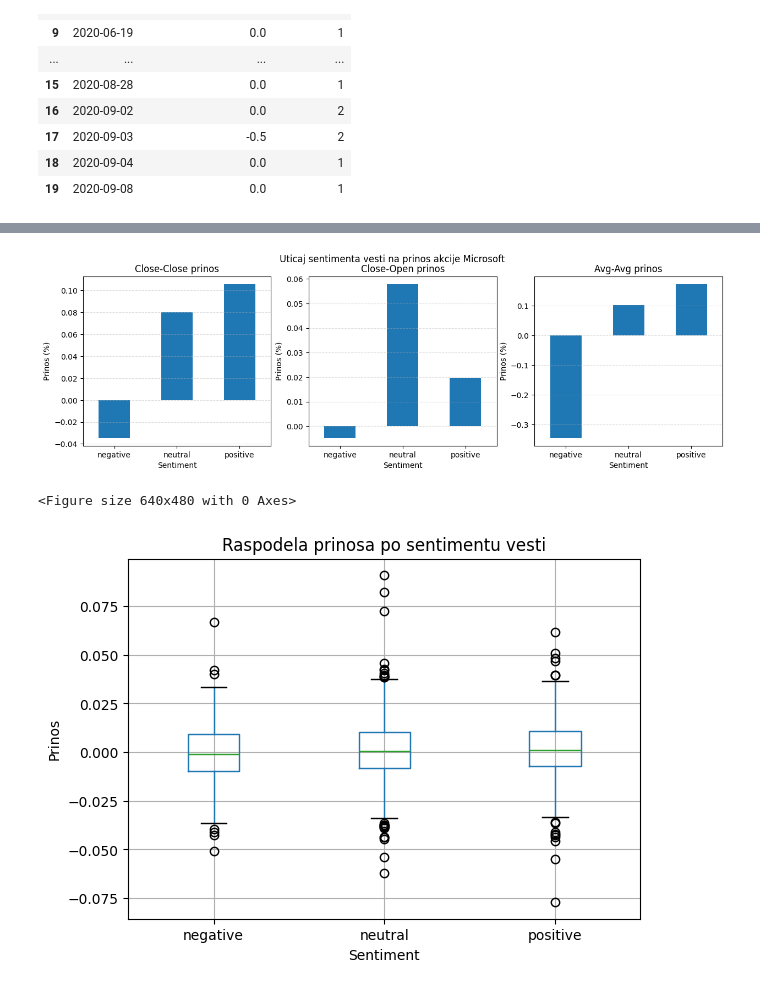
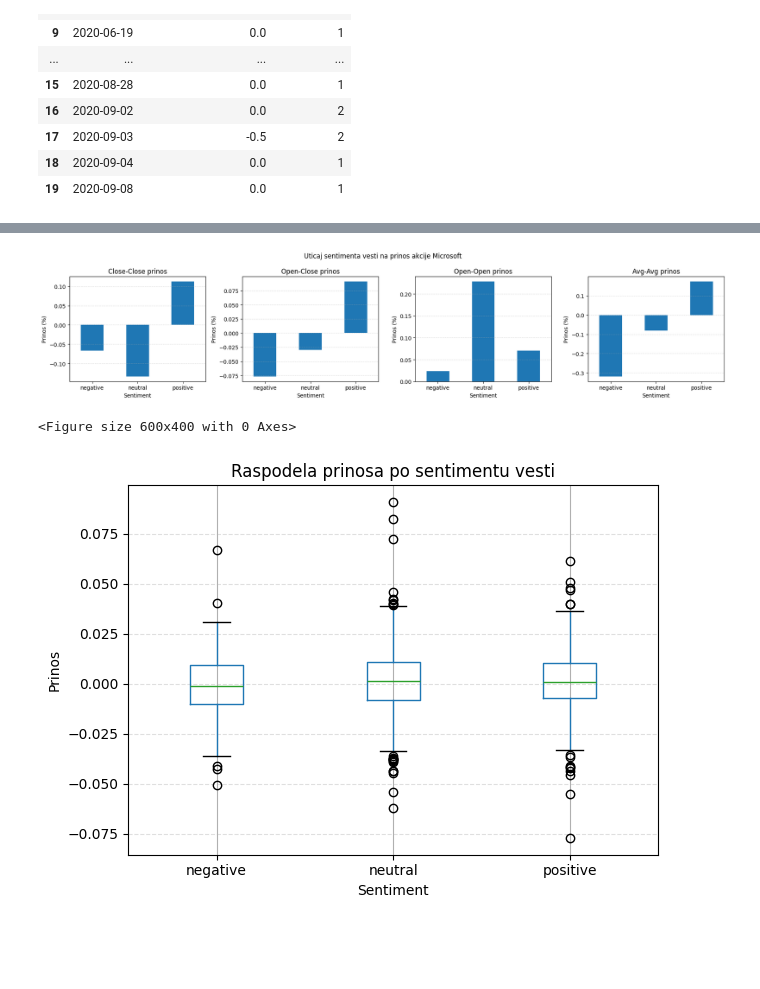
Before and after one commit to aleksandrabegovic/apple_sentiment_analiza, a Jupyter notebook: SentimentMicrosoft.ipynb, the cells around one changed output, grey strips where cells are left out. Saved outputs shown, nothing was run; the diff lists cells and outputs as text; code cells hidden in the pictures; blank space fills up the shorter version.

```diff
--- a/SentimentMicrosoft.ipynb
+++ b/SentimentMicrosoft.ipynb
@@ -531,3 +623,7 @@ msft_tagged["sentiment_score"] = msft_tagged["sentiment_score"].fillna(0)
+# %%
+import pandas as pd
+
+msft_tagged = pd.read_csv("/content/drive/MyDrive/microsoft_news_tagged_fixed.csv")
 # %%
 msft_tagged["sentiment_score"].describe()
 # %% [output]
@@ -627,7 +723,8 @@ daily_sentiment = msft_tagged.groupby("date_only").agg(
     daily_sentiment_score=("sentiment_score", "mean"),
     news_count=("title", "count"),
     return_close_close=("return_close_close", "first"),
-    return_close_open=("return_close_open", "first"),
+    return_open_close=("return_open_close", "first"),
+    return_open_open=("return_open_open", "first"),
     return_avg_avg=("return_avg_avg", "first")
 ).reset_index()
 # %%
@@ -666,13 +773,19 @@ import matplotlib.pyplot as plt
 
 returns_by_sentiment = daily_sentiment.groupby(pd.cut(
     daily_sentiment["daily_sentiment_score"],
-    bins=[-1,-0.1,0.1,1],
-    labels=["negative","neutral","positive"]
-))[["return_close_close","return_close_open","return_avg_avg"]].mean()
+    bins=[-1, -0.1, 0.1, 1],
+    labels=["negative", "neutral", "positive"]
+), observed=True)[[
+    "return_close_close",
+    "return_open_close",
+    "return_open_open",
+    "return_avg_avg"
+]].mean()
+
+# u procente
 returns_by_sentiment_percent = returns_by_sentiment * 100
 
-
-
+# plot
 returns_by_sentiment_percent.plot(
     kind="bar",
     figsize=(8,5)
@@ -683,8 +796,8 @@ plt.xlabel("Sentiment vesti")
 plt.ylabel("Prosečan prinos (%)")
 
 plt.xticks(rotation=0)
-
 plt.grid(axis="y", linestyle="--", alpha=0.4)
 
+plt.tight_layout()
 plt.show()
 # %% [output]
@@ -692,47 +805,65 @@ plt.show()
 # %%
-fig, axes = plt.subplots(1,3, figsize=(15,4))
+fig, axes = plt.subplots(1, 4, figsize=(18,4))
 
+# Close-Close
 returns_by_sentiment_percent["return_close_close"].plot(kind="bar", ax=axes[0])
 axes[0].set_title("Close-Close prinos")
 
-returns_by_sentiment_percent["return_close_open"].plot(kind="bar", ax=axes[1])
-axes[1].set_title("Close-Open prinos")
+# Open-Close
+returns_by_sentiment_percent["return_open_close"].plot(kind="bar", ax=axes[1])
+axes[1].set_title("Open-Close prinos")
 
-returns_by_sentiment_percent["return_avg_avg"].plot(kind="bar", ax=axes[2])
-axes[2].set_title("Avg-Avg prinos")
+# Open-Open
+returns_by_sentiment_percent["return_open_open"].plot(kind="bar", ax=axes[2])
+axes[2].set_title("Open-Open prinos")
+
+# Avg-Avg
+returns_by_sentiment_percent["return_avg_avg"].plot(kind="bar", ax=axes[3])
+axes[3].set_title("Avg-Avg prinos")
 
 for ax in axes:
     ax.set_xlabel("Sentiment")
     ax.set_ylabel("Prinos (%)")
     ax.grid(axis="y", linestyle="--", alpha=0.4)
-    ax.set_xticklabels(["negative","neutral","positive"], rotation=0)
+    ax.tick_params(axis='x', rotation=0)
 
 plt.suptitle("Uticaj sentimenta vesti na prinos akcije Microsoft")
 
+plt.tight_layout()
 plt.show()
 # %% [output]
-[figure, old version]
+[figure, new version]
 # %%
-daily_sentiment["sentiment_group"] = pd.cut(
-    daily_sentiment["daily_sentiment_score"],
-    bins=[-1,-0.1,0.1,1],
-    labels=["negative","neutral","positive"]
+import matplotlib.pyplot as plt
+
+# kopija podataka
+df_daily = daily_sentiment.copy()
+
+# formiranje grupa na osnovu daily_sentiment_class
+df_daily["sentiment_group"] = pd.cut(
+    df_daily["daily_sentiment_class"],
+    bins=[-1, -0.1, 0.1, 1],
+    labels=["negative", "neutral", "positive"]
 )
 
-plt.figure()
+# boxplot
+plt.figure(figsize=(6,4))
 
-daily_sentiment.boxplot(
+df_daily.boxplot(
     column="return_close_close",
     by="sentiment_group"
 )
 
 plt.title("Raspodela prinosa po sentimentu vesti")
-plt.suptitle("")
+plt.suptitle("")  # uklanja default naslov
 plt.xlabel("Sentiment")
 plt.ylabel("Prinos")
 
+plt.grid(axis="y", linestyle="--", alpha=0.4)
+
+plt.tight_layout()
 plt.show()
 # %% [output]
-<Figure size 640x480 with 0 Axes>
+<Figure size 600x400 with 0 Axes>
-[figure, old version]
+[figure, new version]
 # %%
```
Also changed, not shown: parts of 33 cells of this notebook.
